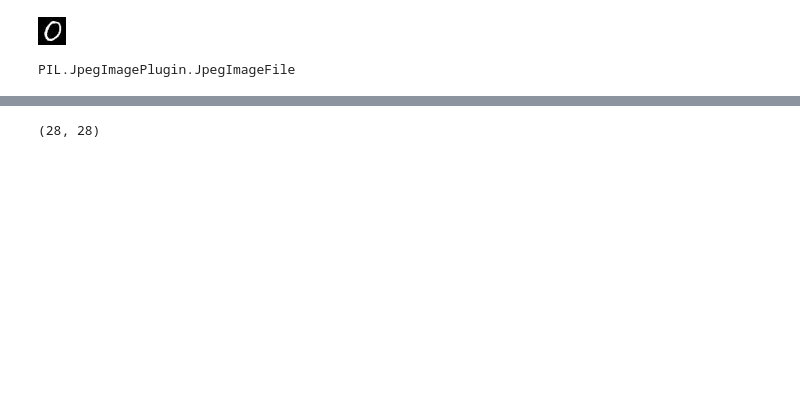
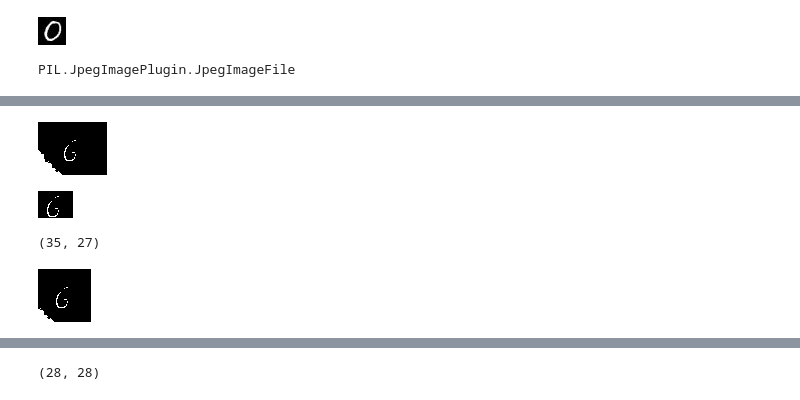
Before and after one commit to agrawalsourabh/MNIST-handwritten, a Jupyter notebook: Image Manipulation.ipynb, the cells around one changed output, grey strips where cells are left out. Cells and saved outputs as stored; diff of their text form; code cells hidden in the pictures; blank space fills up the shorter version.

```diff
--- a/Image Manipulation.ipynb
+++ b/Image Manipulation.ipynb
@@ -47,0 +48,6 @@ im.size
+# %%
+original = im
+# %%
+original
+# %% [output]
+[figure, added]
@@ -47,0 +61,8 @@ im.size
+# %%
+cropped_example
+# %% [output]
+[figure, added]
+# %%
+cropped_example.size
+# %% [output]
+(35, 27)
@@ -47,0 +81,4 @@ im.size
+# %%
+im_new
+# %% [output]
+[figure, added]
```
Also changed, not shown: parts of 21 cells of this notebook, 4 other files.
